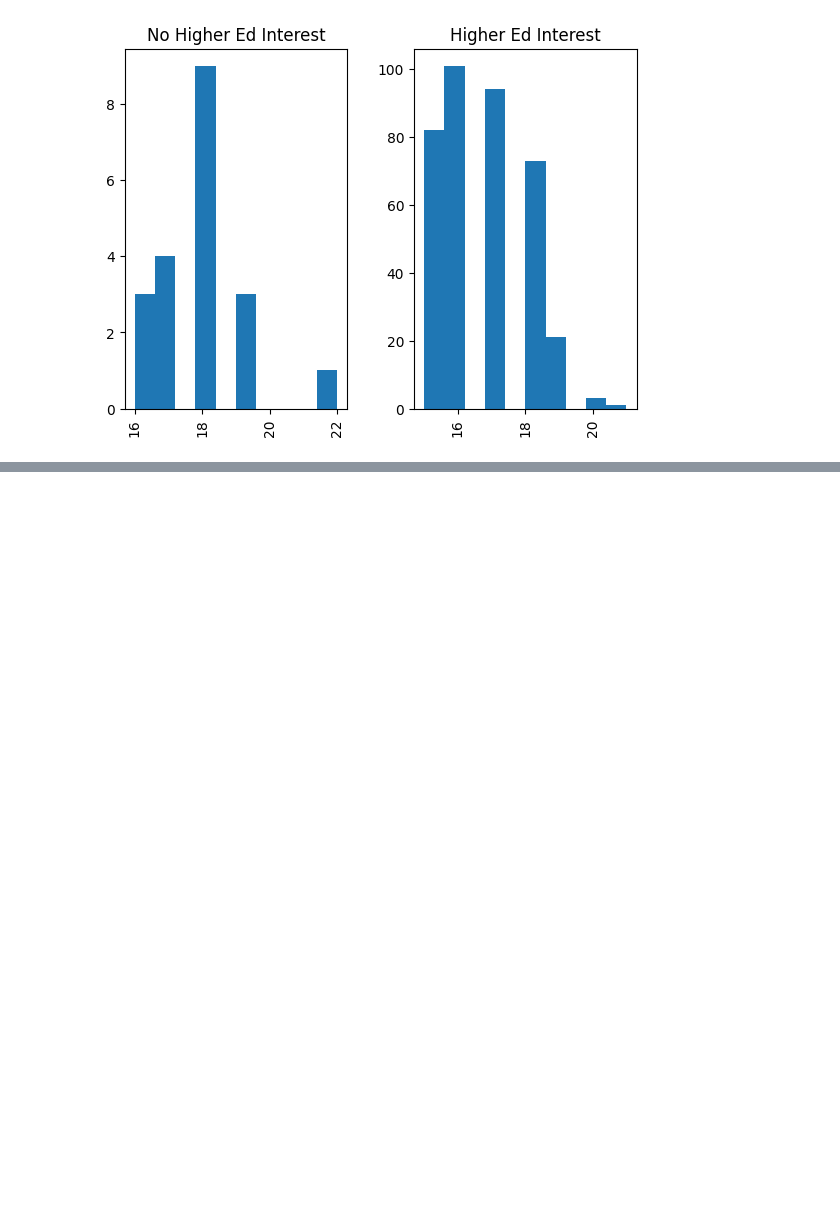
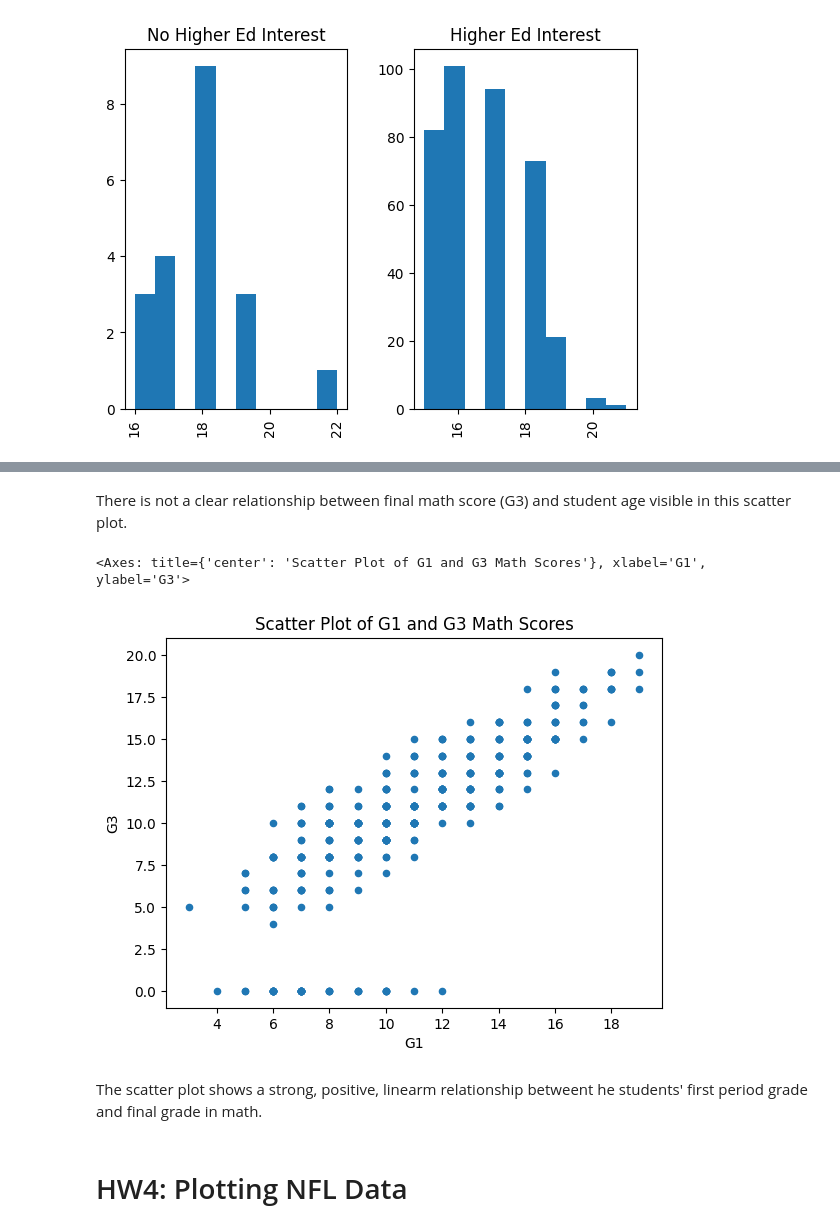
Before and after one commit to lytyler/ST554_Homework4, a Jupyter notebook: Homework4.ipynb, the cells around one changed output, grey strips where cells are left out. Drawn from its saved outputs; the diff is of its cells as text; code cells hidden in the pictures; blank space fills up the shorter version.

```diff
--- a/Homework4.ipynb
+++ b/Homework4.ipynb
@@ -357,0 +377,11 @@ AttributeError: 'DataFrame' object has no attribute 'kernel'
+# %% [markdown]
+There is not a clear relationship between final math score (G3) and student age visible in this scatter plot.
+# %%
+student_data.plot.scatter(x = "G1", y = "G3", title = "Scatter Plot of G1 and G3 Math Scores")
+# %% [output]
+<Axes: title={'center': 'Scatter Plot of G1 and G3 Math Scores'}, xlabel='G1', ylabel='G3'>
+[figure, added]
+# %% [markdown]
+The scatter plot shows a strong, positive, linearm relationship betweent he students' first period grade and final grade in math.
+# %% [markdown]
+# HW4: Plotting NFL Data
```
Also changed, not shown: parts of 10 cells of this notebook.
